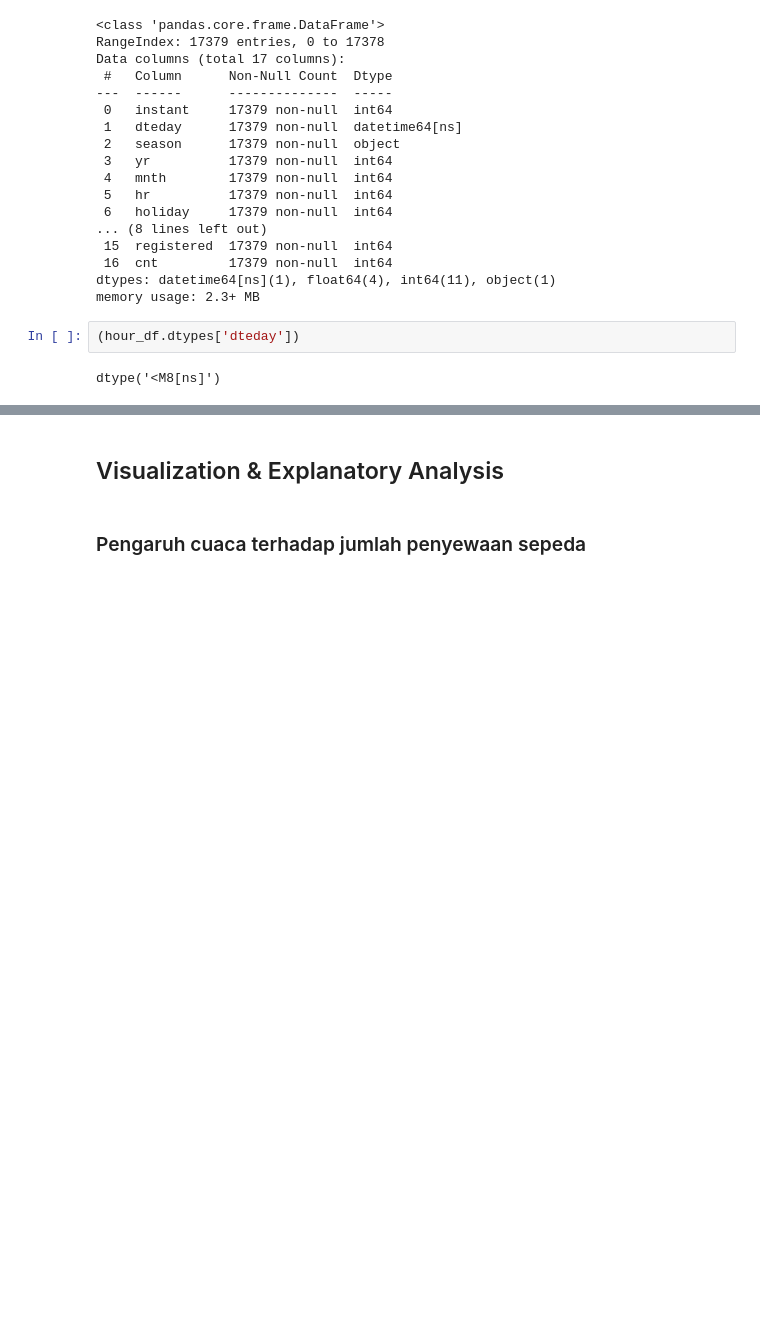
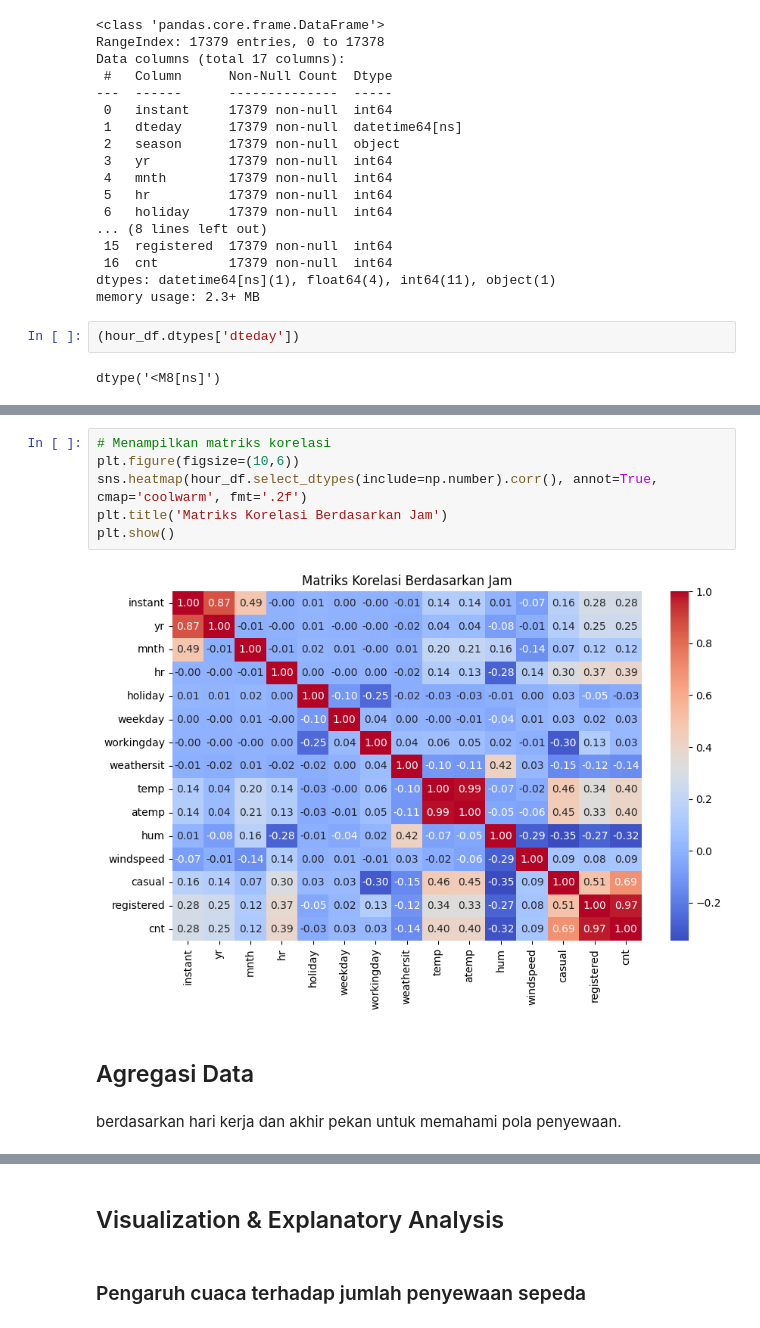
Before and after one commit to Zkeera/Project-Analisis-Data, a Jupyter notebook: noteboook.ipynb, the cells around one changed output, grey strips where cells are left out. Cells and saved outputs as stored; diff of their text form; blank space fills up the shorter version.

```diff
--- a/noteboook.ipynb
+++ b/noteboook.ipynb
@@ -322,0 +394,12 @@ dtype('<M8[ns]')
+# %%
+# Menampilkan matriks korelasi
+plt.figure(figsize=(10,6))
+sns.heatmap(hour_df.select_dtypes(include=np.number).corr(), annot=True, cmap='coolwarm', fmt='.2f')
+plt.title('Matriks Korelasi Berdasarkan Jam')
+plt.show()
+# %% [output]
+[figure, added]
+# %% [markdown]
+## Agregasi Data
+# %% [markdown]
+berdasarkan hari kerja dan akhir pekan untuk memahami pola penyewaan.
```
Also changed, not shown: parts of 12 cells of this notebook.
